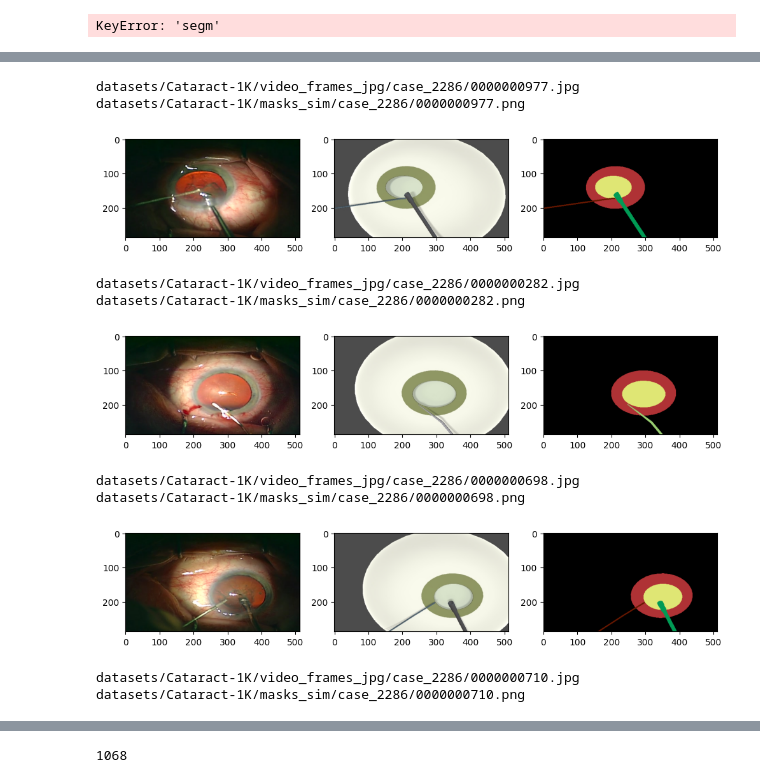
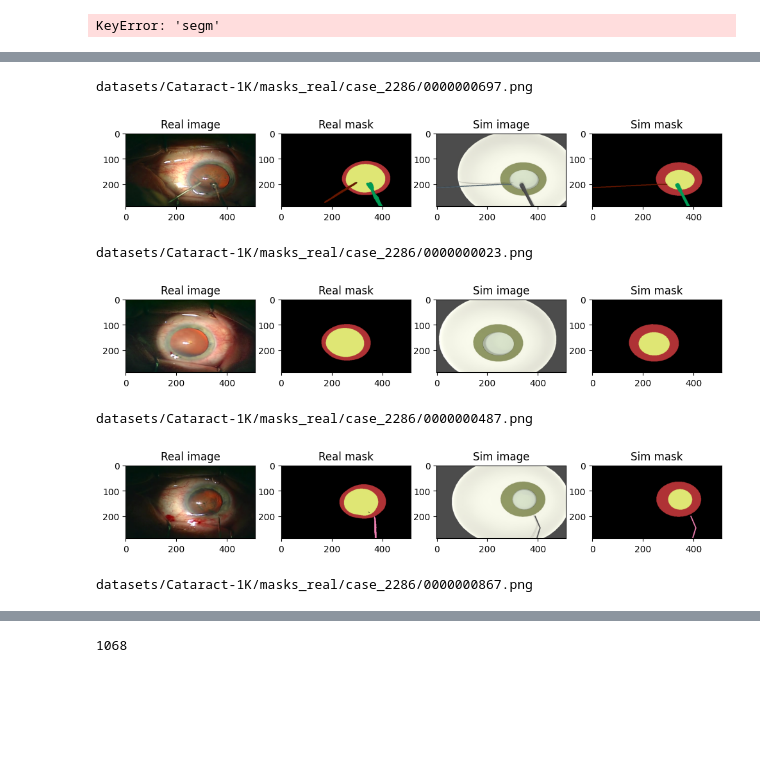
Before and after one commit to MichalMotak/StableDiffusionProject, a Jupyter notebook: SWoMo/dataset_tests.ipynb, the cells around one changed output, grey strips where cells are left out. Drawn from its saved outputs; the diff is of its cells as text; code cells hidden in the pictures; blank space fills up the shorter version.

```diff
--- a/SWoMo/dataset_tests.ipynb
+++ b/SWoMo/dataset_tests.ipynb
@@ -61,8 +62,8 @@ from PIL import Image
 
 
 
-config = OmegaConf.load("configs/training/training_img_graph_vid_cataracts.yaml")
+config = OmegaConf.load("configs/training/training_img_graph_vid_cataracts_test.yaml")
 
 print(config.train_data)
-train_dataset = SurgicalDataset(**config.train_data, train_graph_encoder = False)
+train_dataset = SurgicalDataset(**config.train_data, train_graph_encoder = True)
 # %% [output]
@@ -331,0 +868,4 @@ results_df.head()
+# %%
+# p = "datasets/Cataract-1K/dataset_info/masks_real_info/batches_21_frames_classes_0,1,2.csv"
+p = "datasets/Cataract-1K/dataset_info/training_batch_paths/paths_train_batches_21_frames_classes_0,1,2.csv"
+dataset = DatasetRetinaVideoBatches(df_path = p)
@@ -331,0 +983,7 @@ results_df.head()
+# %%
+paths = crate_paths_list_from_df(batch_summary.loc[5])
+print(paths[0], paths[-1])
+img_video1 = load_video_from_paths(paths)
+masks = load_video_masks_from_paths(paths)
+
+print(img_video1.shape, masks.shape)
@@ -331,0 +993,5 @@ results_df.head()
+# %%
+for i in range(img_video1.shape[0]):
+    plt.imshow(masks[i])
+    print(np.unique(masks[i], return_counts=1))
+    plt.show()
@@ -332,5 +1012,7 @@ results_df.head()
 # %%
-base_folder = "datasets/Cataract-1K/video_frames_jpg"
+# base_folder = "datasets/Cataract-1K/video_frames_jpg"
+base_folder = "datasets/Cataract-1K/masks_real"
+
 
 base_dir = Path(base_folder)
 all_cases_data = []
@@ -366,57 +1048,66 @@ for i,case_folder in enumerate(base_dir.glob("case_*")):
     for img_path in image_paths[:5]:
         print(img_path)
         # Read image unchanged to preserve exact mask/pixel values
-        img = Image.open(img_path)
+        mask_real = Image.open(img_path)
 
         img_path2 = str(img_path)
-        img_path2 = img_path2.replace("jpg", "sim", 1)
-        mask = Image.open(img_path2)
+        img_path_real = img_path2.replace("masks_real", "video_frames_jpg", 1)
+        img_path_real = img_path_real.replace("png", "jpg")
+
+        img_real = Image.open(img_path_real)
 
 
 
         maskpath = str(img_path2)
-        maskpath = maskpath.replace("video_frames_sim", "masks_sim", 1)
+        maskpath = maskpath.replace("masks_real", "video_frames_sim", 1)
+        maskpath = maskpath.replace("png", "jpg")
+        img_sim = Image.open(maskpath)
+
+        maskpath = str(img_path2)
+        maskpath = maskpath.replace("masks_real", "masks_sim", 1)
         maskpath = maskpath.replace("jpg", "png")
-        mask2 = Image.open(maskpath)
+        mask_sim = Image.open(maskpath)
 
-        print(maskpath)
 
 
 
         plt.figure(figsize=(12,4))
-        plt.subplot(131)
+        plt.subplot(141)
 
-        plt.imshow(img)
+        plt.title("Real image")
+        plt.imshow(img_real)
 
 
-        plt.subplot(132)
-        plt.imshow(mask)
+        plt.subplot(142)
+        plt.title("Real mask")
+        plt.imshow(mask_real)
 
-        plt.subplot(133)
-        plt.imshow(mask2)
+        plt.subplot(143)
+        plt.title("Sim image")
+        plt.imshow(img_sim)
+
+        plt.subplot(144)
+        plt.title("Sim mask")
+        plt.imshow(mask_sim)
 
         plt.show()
 
 # target_path = "datasets/Cataract-1K/video_frames_jpg/case_2005/0000000001.jpg"
 
 # mask = Image.open(target_path)
 
 
 
 # mask = np.asarray(mask)
 # print(mask.shape)
 # # print(np.unique(mask, return_counts=1))
 
 # plt.imshow(mask)
 # %% [output]
-datasets/Cataract-1K/video_frames_jpg/case_2286/0000000977.jpg
-datasets/Cataract-1K/masks_sim/case_2286/0000000977.png
+datasets/Cataract-1K/masks_real/case_2286/0000000697.png
-[figure, old version]
+[figure, new version]
-datasets/Cataract-1K/video_frames_jpg/case_2286/0000000282.jpg
-datasets/Cataract-1K/masks_sim/case_2286/0000000282.png
+datasets/Cataract-1K/masks_real/case_2286/0000000023.png
-[figure, old version]
+[figure, new version]
-datasets/Cataract-1K/video_frames_jpg/case_2286/0000000698.jpg
-datasets/Cataract-1K/masks_sim/case_2286/0000000698.png
+datasets/Cataract-1K/masks_real/case_2286/0000000487.png
-[figure, old version]
+[figure, new version]
-datasets/Cataract-1K/video_frames_jpg/case_2286/0000000710.jpg
-datasets/Cataract-1K/masks_sim/case_2286/0000000710.png
+datasets/Cataract-1K/masks_real/case_2286/0000000867.png
```
Also changed, not shown: parts of 52 cells of this notebook, 4 other files.
